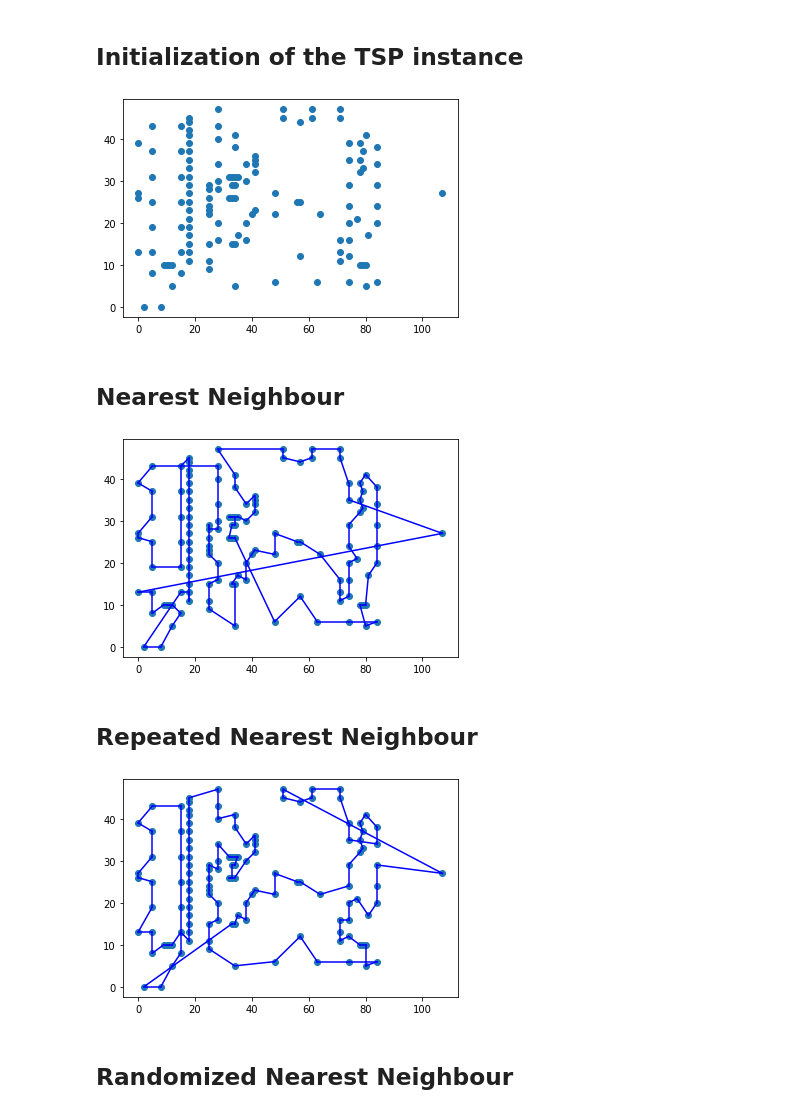
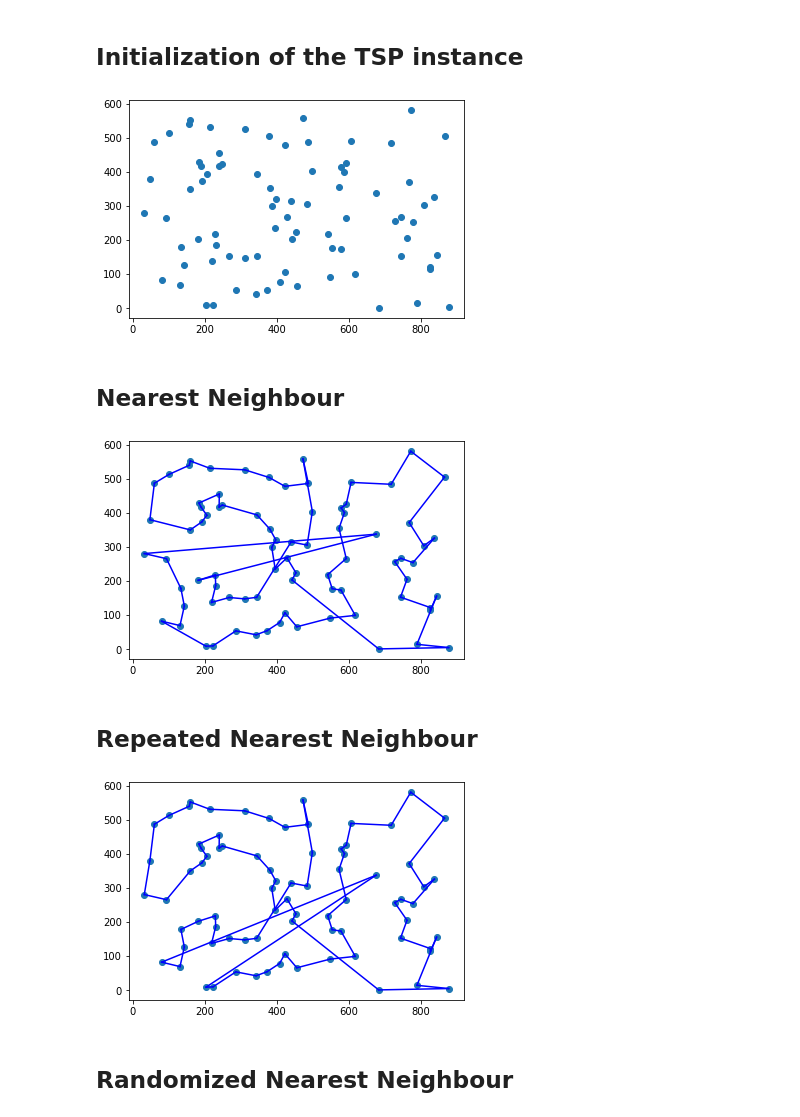
Before and after one commit to L4plac3/localsearch_tsp, a Jupyter notebook: code/test.ipynb, the cells around one changed output. Drawn from its saved outputs; the diff is of its cells as text; code cells hidden in the pictures.

```diff
--- a/code/test.ipynb
+++ b/code/test.ipynb
@@ -5,21 +5,21 @@
 # %%
 # Importing of the needed libraries
 import localsearch.tsp as tsp
 import localsearch.solvers as slv
 
 # Instance of Loader class used to load the .tsp file into a suitable data-structure
-data = tsp.Loader(r'..\\data\\xqf131.tsp')
+# data = tsp.Loader(r'..\\data\\xqf131.tsp')
 
 # Instance of Generator class used to randomly generate a given number of nodes
-# data = tsp.Generator(40)
+data = tsp.Generator(80)
 
 # Instance of TSP class to which we pass the nodes of the .tsp file
 t = tsp.TSP(data.nodes)
 
 # Plotting the initial data
 t.plotData()
 # %% [output]
-[figure, old version]
+[figure, new version]
 # %% [markdown]
 ## Nearest Neighbour
 # %%
@@ -27,7 +27,7 @@ NN = slv.NN()
 t.solve(NN)
 t.plotSolution('NN')
 # %% [output]
-[figure, old version]
+[figure, new version]
 # %% [markdown]
 ## Repeated Nearest Neighbour
 # %%
@@ -35,7 +35,7 @@ RepNN = slv.RepNN()
 t.solve(RepNN)
 t.plotSolution('RepNN')
 # %% [output]
-[figure, old version]
+[figure, new version]
 # %% [markdown]
 ## Randomized Nearest Neighbour
 # %%
```
Also changed, not shown: parts of 23 cells of this notebook, 1 other file.
